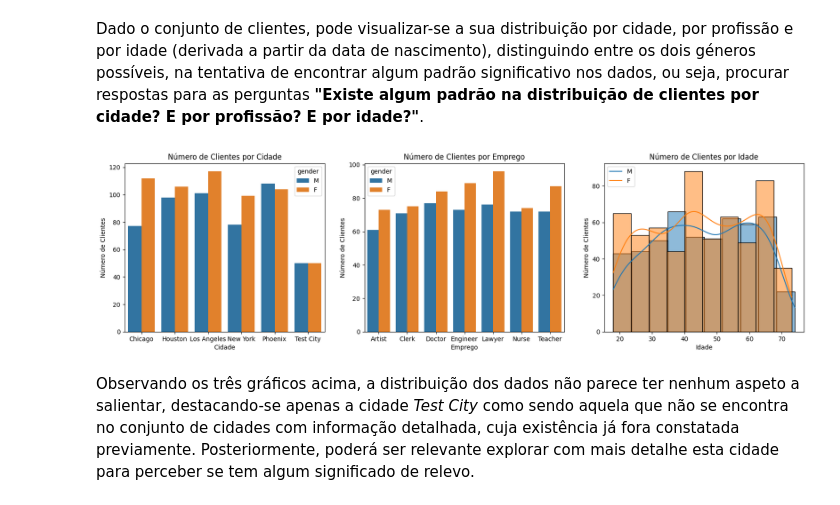
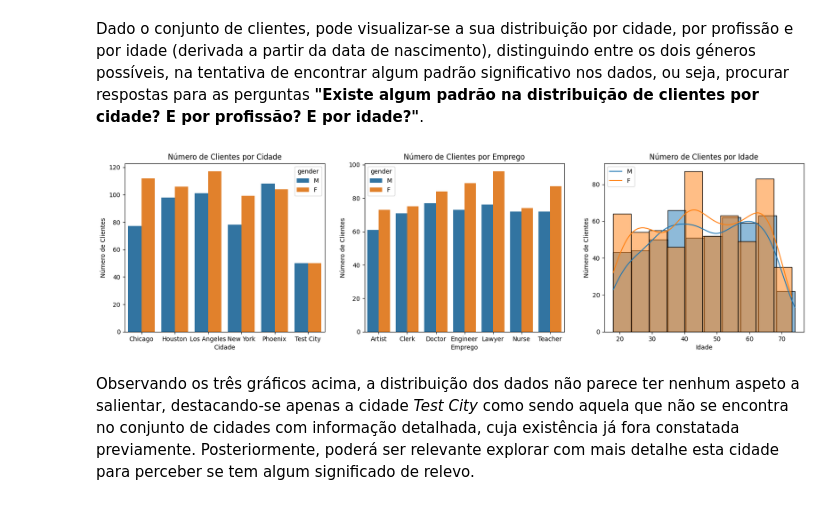
Before and after one commit to manelneto/fraud, a Jupyter notebook: task1.ipynb, the cells around one changed output. Cells and saved outputs as stored; diff of their text form; code cells hidden in the pictures.

```diff
--- a/task1.ipynb
+++ b/task1.ipynb
@@ -495,27 +497,25 @@ A par disso, tal como é possível verificar através do mapa, as coordenadas ge
 # %% [markdown]
 Dado o conjunto de clientes, pode visualizar-se a sua distribuição por cidade, por profissão e por idade (derivada a partir da data de nascimento), distinguindo entre os dois géneros possíveis, na tentativa de encontrar algum padrão significativo nos dados, ou seja, procurar respostas para as perguntas **"Existe algum padrão na distribuição de clientes por cidade? E por profissão? E por idade?"**.
 # %%
-customers['age'] = (pd.to_datetime('today') - pd.to_datetime(customers['dob'])).dt.days // 365
+customers['age'] = pd.to_datetime('today').year - pd.to_datetime(customers['dob']).dt.year
 
 plt.figure(figsize = (20, 5))
 
 plt.subplot(1, 3, 1)
-sb.countplot(data = customers, x = 'city', hue = 'gender', order = sorted(customers['city'].dropna().unique()))
+sb.countplot(customers, x = 'city', hue = 'gender', order = sorted(customers['city'].dropna().unique()))
 contextualize('Número de Clientes por Cidade', 'Cidade', 'Número de Clientes')
 
 plt.subplot(1, 3, 2)
-sb.countplot(data = customers, x = 'job', hue = 'gender', order = sorted(customers['job'].dropna().unique()))
+sb.countplot(customers, x = 'job', hue = 'gender', order = sorted(customers['job'].dropna().unique()))
 contextualize('Número de Clientes por Emprego', 'Emprego', 'Número de Clientes')
 
 plt.subplot(1, 3, 3)
-sb.histplot(data = customers[customers['gender'] == 'M']['age'], label = 'M', bins = 10, kde = True)
-sb.histplot(data = customers[customers['gender'] == 'F']['age'], label = 'F', bins = 10, kde = True)
+sb.histplot(customers[customers['gender'] == 'M']['age'], label = 'M', bins = 10, kde = True)
+sb.histplot(customers[customers['gender'] == 'F']['age'], label = 'F', bins = 10, kde = True)
 plt.legend(plt.gca().get_legend_handles_labels()[1])
 contextualize('Número de Clientes por Idade', 'Idade', 'Número de Clientes')
-
-customers = customers.drop('age', axis = 1)
 # %% [output]
-[figure, old version]
+[figure, new version]
 # %% [markdown]
 Observando os três gráficos acima, a distribuição dos dados não parece ter nenhum aspeto a salientar, destacando-se apenas a cidade *Test City* como sendo aquela que não se encontra no conjunto de cidades com informação detalhada, cuja existência já fora constatada previamente.
 Posteriormente, poderá ser relevante explorar com mais detalhe esta cidade para perceber se tem algum significado de relevo.
```
Also changed, not shown: parts of 78 cells of this notebook, 4 other files.
